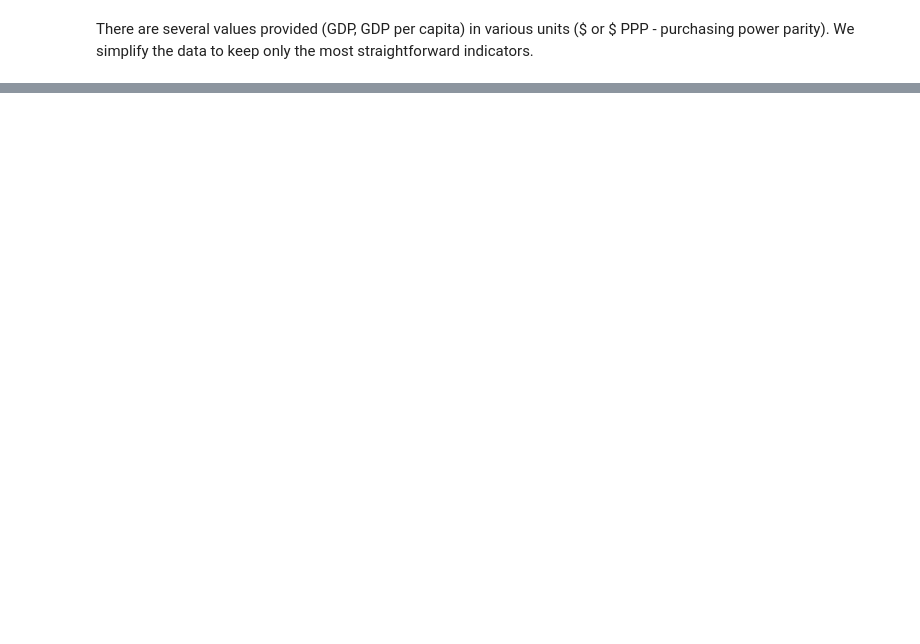
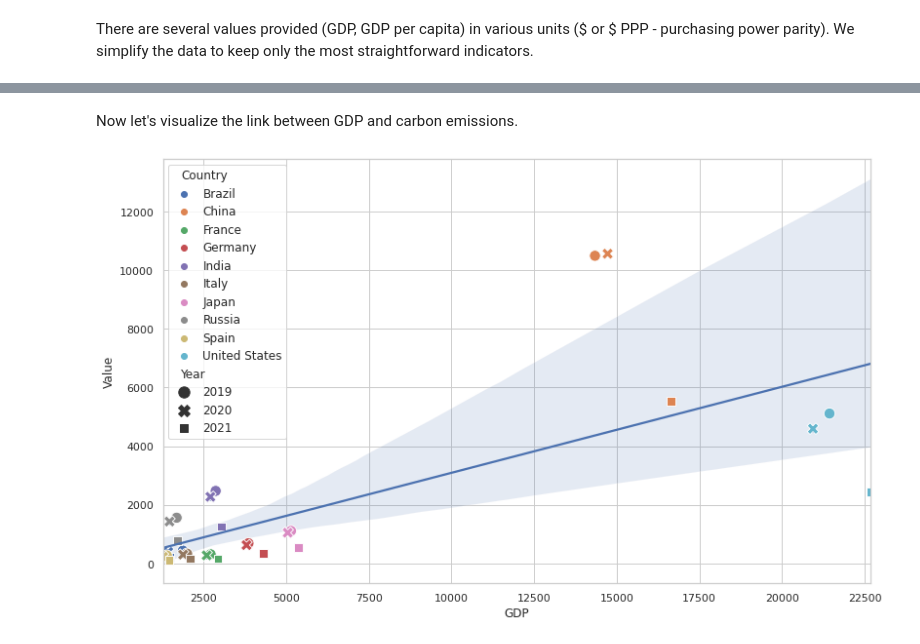
Before and after one commit to shokru/carbon_emissions, a Jupyter notebook: carbon.ipynb, the cells around one changed output, grey strips where cells are left out. Cells and saved outputs as stored; diff of their text form; code cells hidden in the pictures; blank space fills up the shorter version.

```diff
--- a/carbon.ipynb
+++ b/carbon.ipynb
@@ -184,0 +210,8 @@ data_eco_long
+# %%
+data_annual = data_carbon.pivot_table(values=['Value'],
+                                 aggfunc='sum',
+                                 index=['Country','Year']).reset_index()
+data_annual = data_annual.replace("US", "United States")
+#data_eco_long.query('Country == "United States"')
+data_merge = pd.merge(data_annual, data_eco_long, on = ['Country', 'Year'])
+data_merge
@@ -184,0 +236,17 @@ data_eco_long
+# %% [markdown]
+Now let's visualize the link between GDP and carbon emissions.
+# %%
+sns.set_style("whitegrid")
+sns.regplot(data = data_merge,
+            x = "GDP",
+            y = "Value")
+sns.scatterplot(data = data_merge,
+                x = "GDP",
+                y = "Value",
+                hue = "Country",
+                style = "Year",
+                size = "Year",
+                sizes = [130,140,150])
+sns.set(rc={'figure.figsize':(13,8)})
+# %% [output]
+[figure, added]
```
Also changed, not shown: parts of 12 cells of this notebook.
